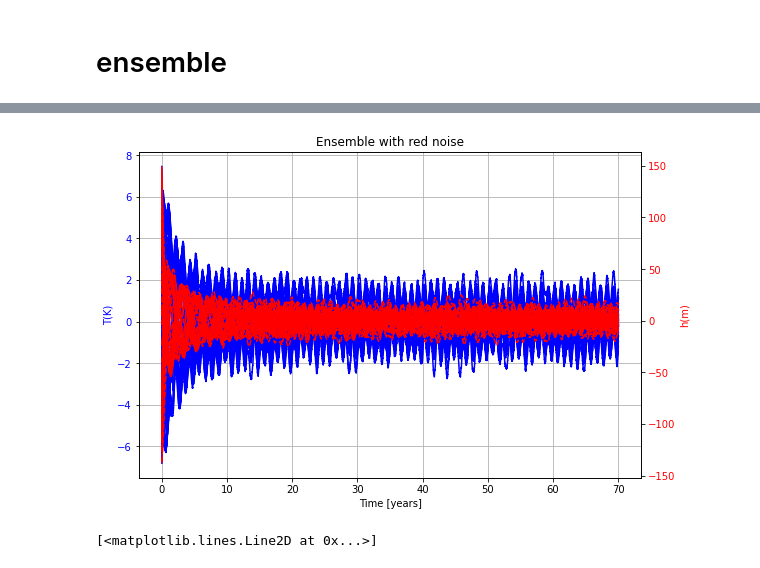
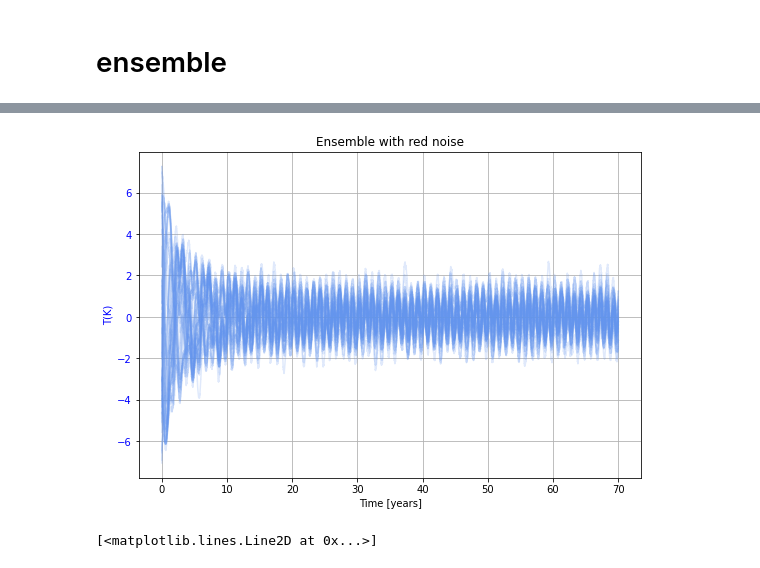
Before and after one commit to oceanography-rookie/THE_LAST_SOAC, a Jupyter notebook: THE_LAST_SOAC.ipynb, the cells around one changed output, grey strips where cells are left out. Saved outputs shown, nothing was run; the diff lists cells and outputs as text; code cells hidden in the pictures.

```diff
--- a/THE_LAST_SOAC.ipynb
+++ b/THE_LAST_SOAC.ipynb
@@ -479,40 +509,73 @@ dt = 1/60 # time step 1 day and also non-dimensionalise by 2 months(60 days)
 T_arr, h_arr =[],[]
 n = int(time/dt)# total number of time steps
 xlim = np.linspace(0,time,n-1)
+# lim1 = int(n*(20/70))
+# lim2 = int(n*(50/70))
 
 r=0.33#correlation coefficient
 s = np.sqrt(1 - r**2)
 w=np.zeros(n)
 w[0]=2*random.random()-1
+
+# Variables needed to calculate Confidence Interval
+temp_T = np.zeros([51,n-1])
+# temp_h = np.zeros([51,n-1])
+CI_T = np.zeros([2,n-1])
+# CI_h = np.zeros([2,n-1])
+# meanT = np.zeros(n-1)
+# meanh = np.zeros(n-1)
 
 fig = plt.figure(figsize=(9,6))
 ax = fig.add_subplot(111)
 color = 'b'
 ax.set_xlabel('Time [years]')
 ax.set_ylabel("T(K)",color=color)
 ax.tick_params(axis='y', labelcolor=color)
-ax2 = ax.twinx()
-color = 'r'
-ax2.set_ylabel("h(m)",color=color)
-ax2.tick_params(axis='y', labelcolor=color)
+# ax2 = ax.twinx()
+# color = 'r'
+# ax2.set_ylabel("h(m)",color=color)
+# ax2.tick_params(axis='y', labelcolor=color)
 ax.grid()
 plt.title("Ensemble with red noise")
 
 for j in range(51):
     T_arr, h_arr =[],[]
     T=(2*random.random()-1)  # range from 0 to 7.5K
     h=(2*random.random()-1)
 
     for i in range(1, n ):
         w[i]=(r*w[i-1]+ s*(2*random.random()-1))
         xi =  f_ann*np.cos(2*np.pi*(i+1)/tau/60) + f_ran*w[i]  # red noise
         T_arr.append(T)
         h_arr.append(h)
         T,h = rungeKutta(T,h)
-    ax.plot(xlim*2/12, np.array(T_arr)*7.5,color='b',label="T(K)")
-    ax2.plot(xlim*2/12, np.array(h_arr)*150,'--',color='r',label="h(m)")
+
+    temp_T[j,:] = np.array(T_arr)*7.5
+    #temp_h[j,:] = np.array(h_arr)*150
+
+    ax.plot(xlim*2/12, np.array(T_arr)*7.5,color='cornflowerblue',alpha=0.2,label="T(K)")
+    #ax2.plot(xlim*2/12, np.array(h_arr)*150,'--',color='salmon',alpha=0.2,label="h(m)")
+
+conlvl = 0.68 # Confidence Level
+dof = len(temp_T[:,0])-1 # Degrees of Freedom (needed for Confidence Interval)
+
+for i in range(0,n-1):
+    CI_T[:,i] = st.t.interval(alpha=conlvl,df=dof,loc=np.mean(temp_T[:,i]),scale=np.std(temp_T[:,i]))
+#     CI_h[:,i] = st.t.interval(alpha=conlvl,df=dof,loc=np.mean(temp_h[:,i]),scale=np.std(temp_h[:,i]))
+#     meanT[i] = np.mean(temp_T[:,i])
+    # meanh[i] = np.mean(temp_h[:,i])
+
+# ax.plot(xlim*2/12,CI_T[0,:],color='blue',linewidth=2,label=rf'$T_E$')
+# ax.plot(xlim*2/12,CI_T[1,:],color='blue',linewidth=2)
+# ax.plot(xlim*2/12,meanT,color='blue',linewidth=2)
+
+# ax2.plot(xlim*2/12,CI_h[0,:],color='red',linewidth=2,label=rf'$h_w$')
+# ax2.plot(xlim*2/12,CI_h[1,:],color='red',linewidth=2)
+# ax2.plot(xlim*2/12,meanh,color='red',linewidth=2)
+
+plt.savefig('redNoiseEnsemble_onlyT')
 # %% [output]
-[figure, old version]
+[figure, new version]
 # %%
 ############power spectra#########
 fig = plt.figure(figsize=(9,6))
```
Also changed, not shown: parts of 1 cell of this notebook, 6 other files.
